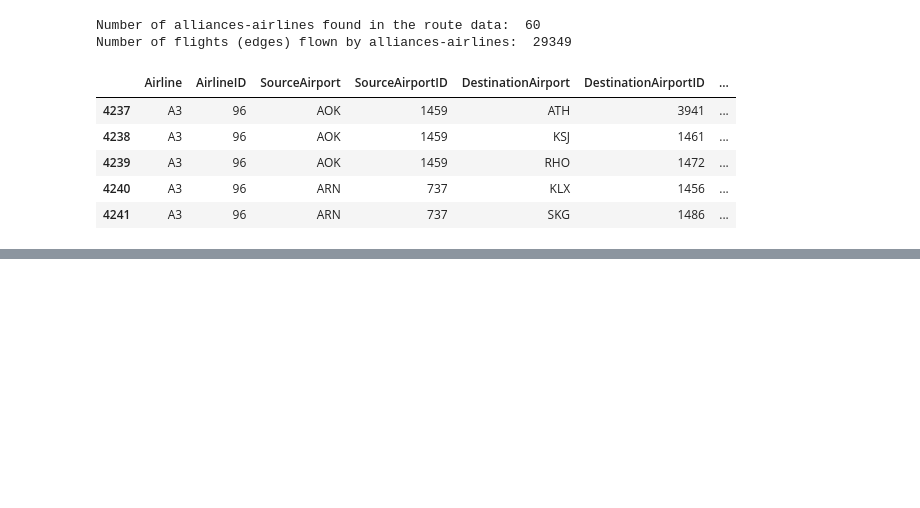
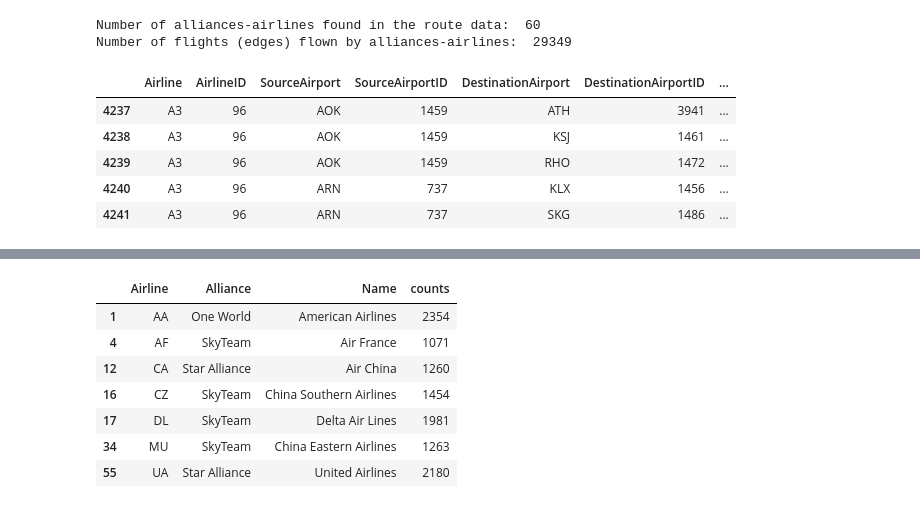
Before and after one commit to nicolasFontbonne/Project_ntds, a Jupyter notebook: main_marie.ipynb, the cells around one changed output, grey strips where cells are left out. Drawn from its saved outputs; the diff is of its cells as text; code cells hidden in the pictures; blank space fills up the shorter version.

```diff
--- a/main_marie.ipynb
+++ b/main_marie.ipynb
@@ -124,0 +140,2 @@ routes_alce[~routes_alce.IATA.isnull()].head()
+# %%
+df = routes_alce[['Airline', 'Alliance', 'Name']].groupby(['Airline', 'Alliance', 'Name']).size().reset_index(name='counts')
@@ -124,0 +151,12 @@ routes_alce[~routes_alce.IATA.isnull()].head()
+# %%
+# annotation alliances
+df[df.counts>1000]
+# %% [output]
+|  | Airline | Alliance | Name | counts |
+| 1 | AA | One World | American Airlines | 2354 |
+| 4 | AF | SkyTeam | Air France | 1071 |
+| 12 | CA | Star Alliance | Air China | 1260 |
+| 16 | CZ | SkyTeam | China Southern Airlines | 1454 |
+| 17 | DL | SkyTeam | Delta Air Lines | 1981 |
+| 34 | MU | SkyTeam | China Eastern Airlines | 1263 |
+| 55 | UA | Star Alliance | United Airlines | 2180 |
```
Also changed, not shown: parts of 4 cells of this notebook, 2 other files.
